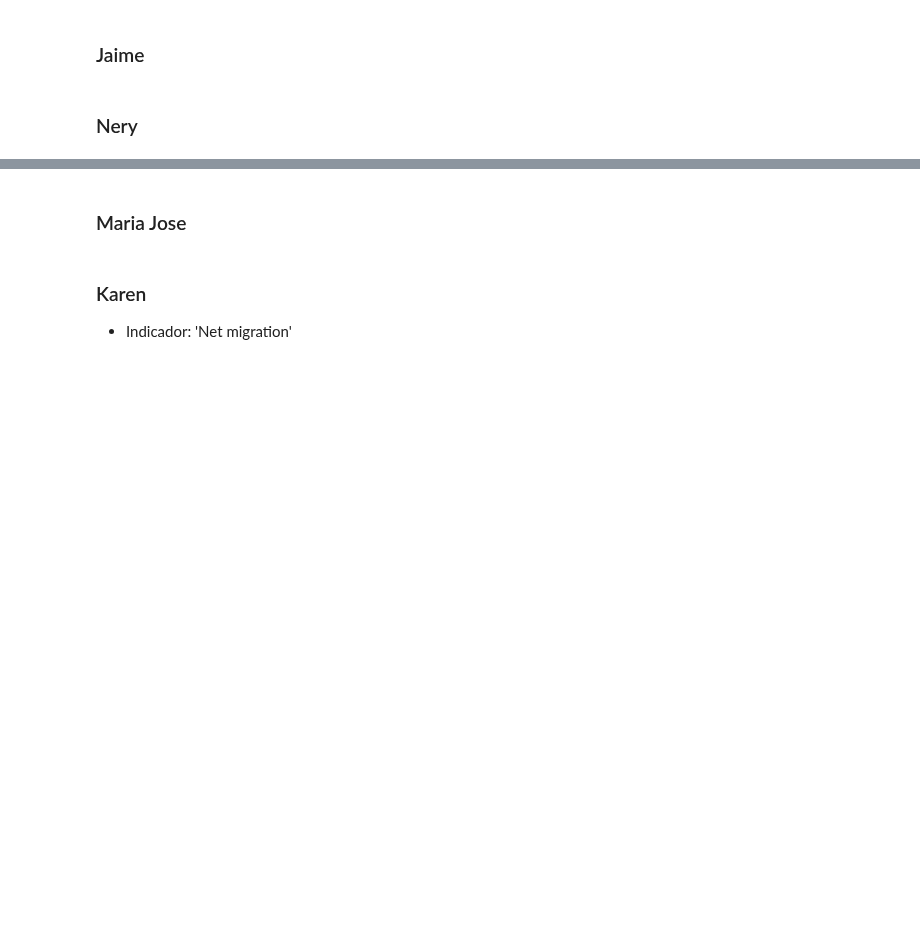
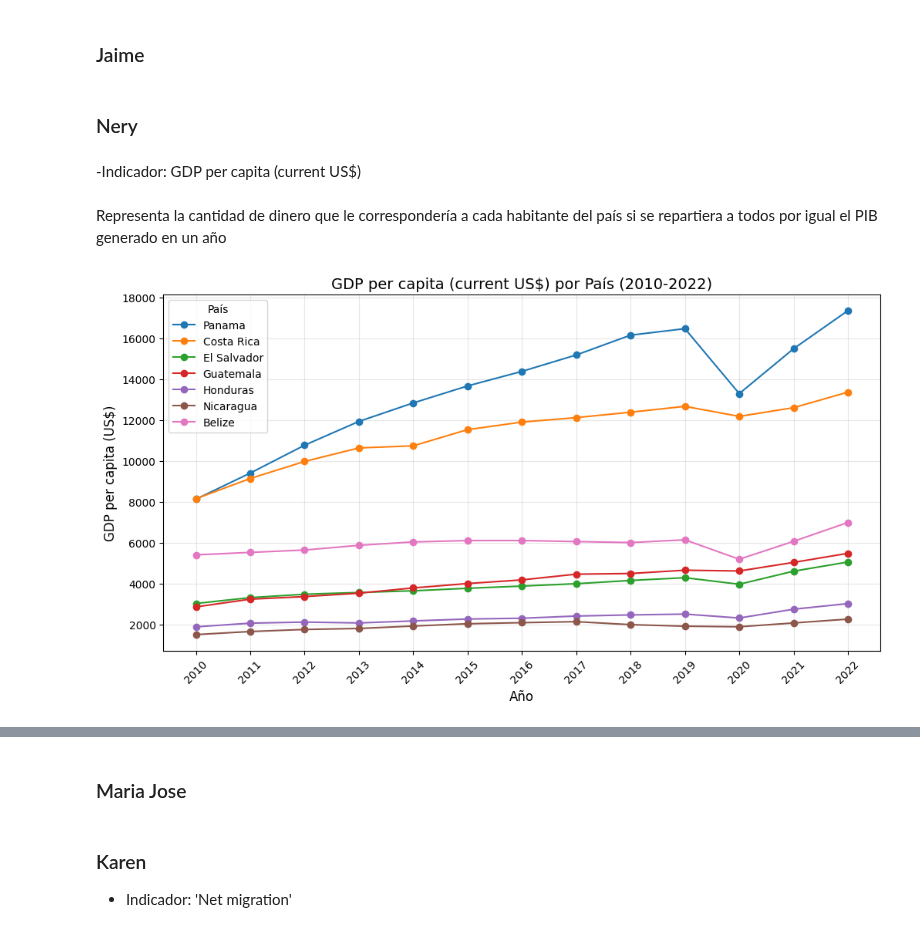
Before and after one commit to KarenSSanchezP/AnalisisLongevidad-AC, a Jupyter notebook: archivo.ipynb, the cells around one changed output, grey strips where cells are left out. Drawn from its saved outputs; the diff is of its cells as text; code cells hidden in the pictures; blank space fills up the shorter version.

Commit message:
Indicadores Nery

```diff
--- a/archivo.ipynb
+++ b/archivo.ipynb
@@ -79,3 +65,36 @@ cantidadIndicadores, df['Indicador'].unique() # imprime los indicadores
 ### Jaime
 # %% [markdown]
 ### Nery
+# %% [markdown]
+-Indicador: GDP per capita (current US$)
+# %% [markdown]
+Representa la cantidad de dinero que le correspondería a cada habitante del país si se repartiera a todos por igual el PIB generado en un año
+# %%
+import seaborn as sns
+import matplotlib.pyplot as plt
+
+# Filtrar por un indicador específico
+dfGPD = df[df['Indicador'] == "GDP per capita (current US$)"]
+
+# Convertir columnas a numérico y calcular la media por país
+dfGPD.iloc[:, 2:] = dfGPD.iloc[:, 2:].apply(pd.to_numeric, errors='coerce')
+# eliminar la columna indicador
+dfGPD = dfGPD.drop(columns=['Indicador'])
+# elegimos la columna "País" como index y eliminamos la columna "País"
+dfGPD.set_index('País', inplace=True)
+#dfGPD
+
+plt.figure(figsize=(12, 6))
+
+for pais in dfGPD.index:
+    plt.plot(dfGPD.columns, dfGPD.loc[pais], marker='o', label=pais)
+
+plt.title('GDP per capita (current US$) por País (2010-2022)', fontsize=14)
+plt.xlabel('Año', fontsize=12)
+plt.ylabel('GDP per capita (US$)', fontsize=12)
+plt.xticks(rotation=45)
+plt.legend(title='País')
+plt.grid(alpha=0.3)
+plt.show()
+# %% [output]
+[figure, added]
```
Also changed, not shown: parts of 8 cells of this notebook.
